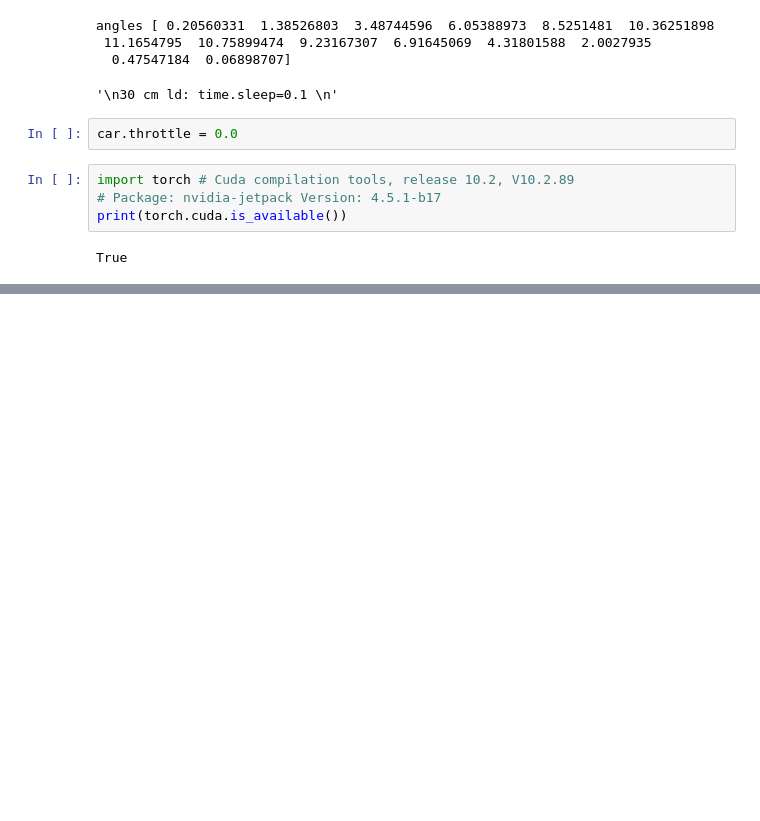
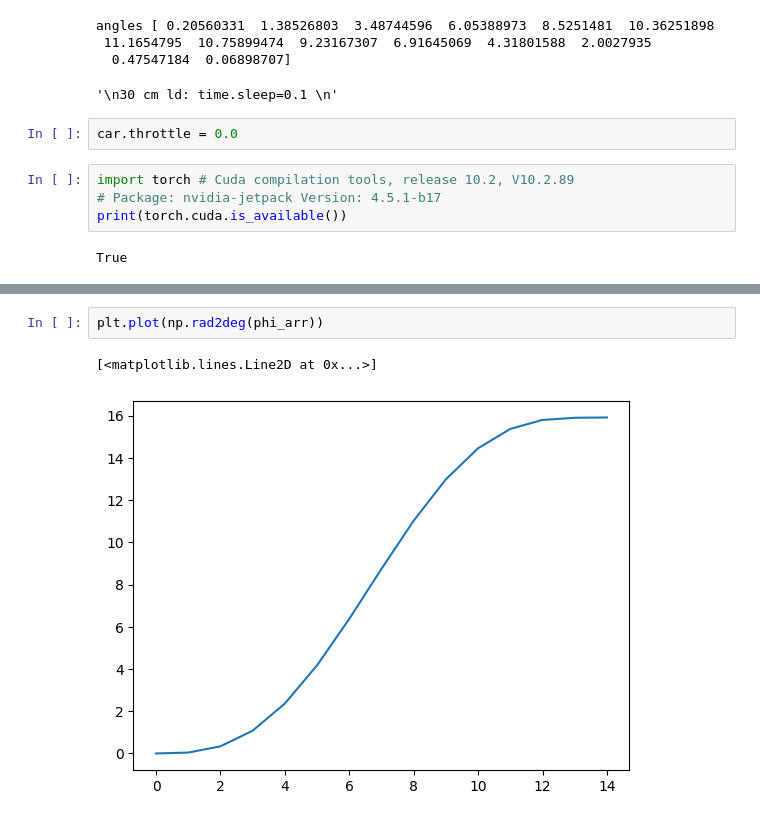
Before and after one commit to legonko/Final-project, a Jupyter notebook: lib/utils/test_path_planning.ipynb, the cells around one changed output, grey strips where cells are left out. Saved outputs shown, nothing was run; the diff lists cells and outputs as text; blank space fills up the shorter version.

```diff
--- a/lib/utils/test_path_planning.ipynb
+++ b/lib/utils/test_path_planning.ipynb
@@ -323,0 +385,5 @@ True
+# %%
+plt.plot(np.rad2deg(phi_arr))
+# %% [output]
+[<matplotlib.lines.Line2D at 0x...>]
+[figure, added]
```
Also changed, not shown: parts of 14 cells of this notebook, 18 other files.
